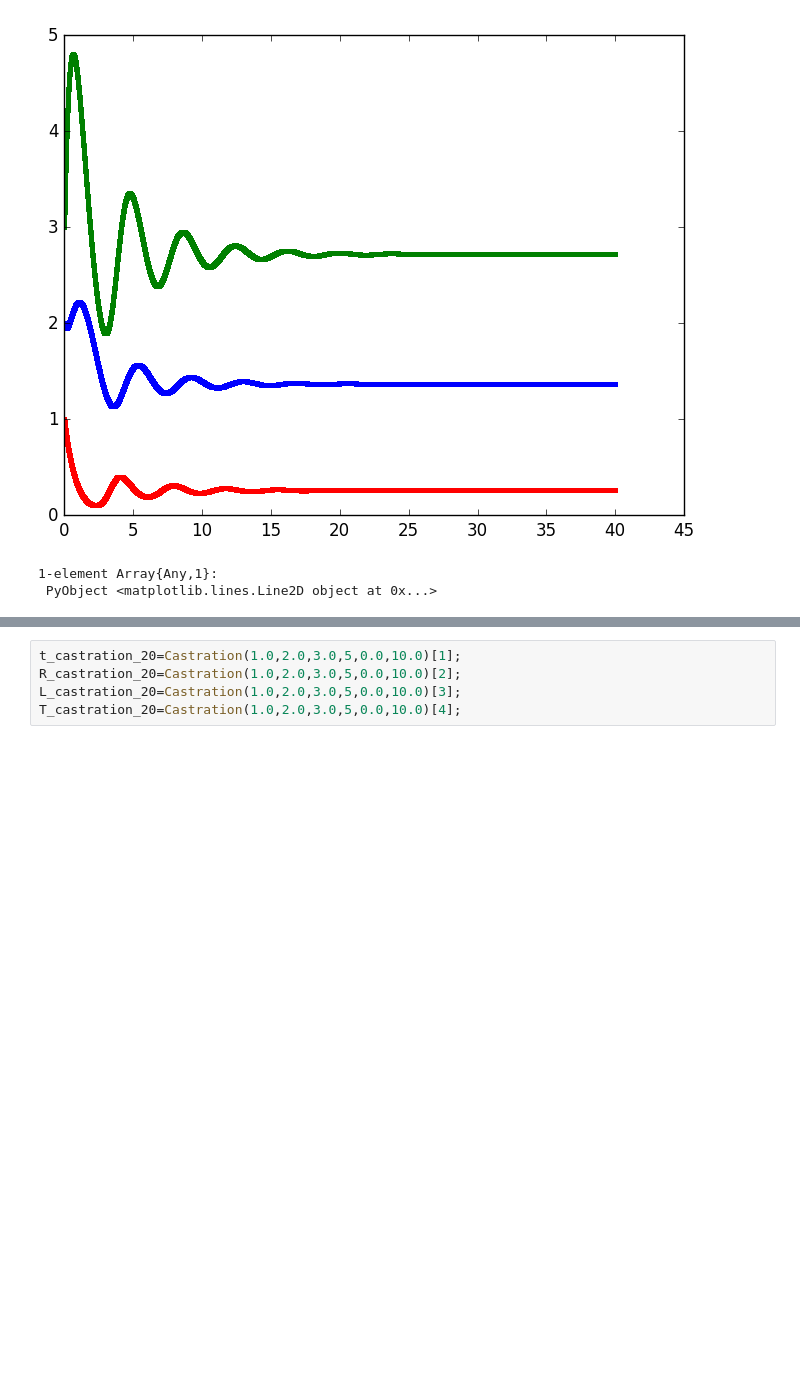
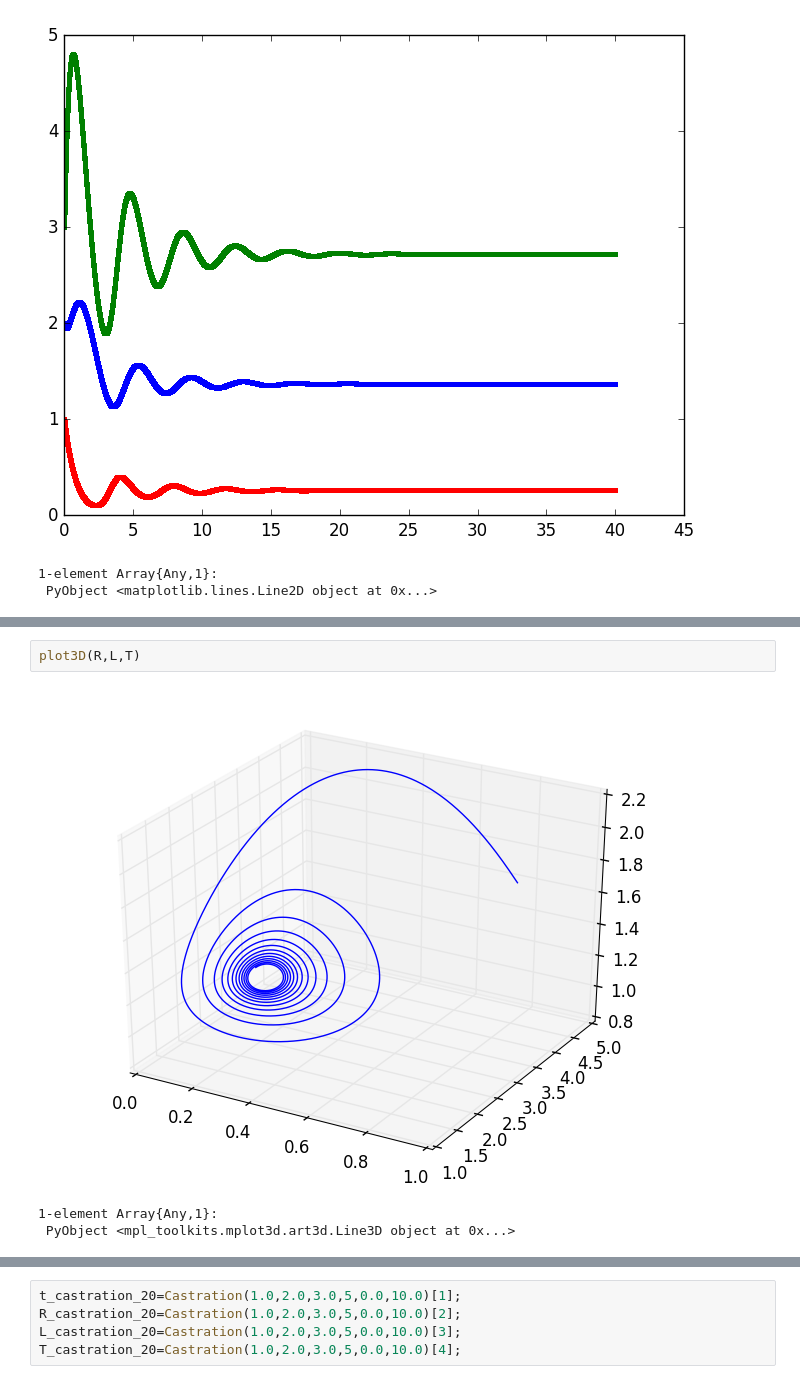
Before and after one commit to YazSant/ProyectoTSFC, a Jupyter notebook: Proyecto.ipynb, the cells around one changed output, grey strips where cells are left out. Drawn from its saved outputs; the diff is of its cells as text; blank space fills up the shorter version.

```diff
--- a/Proyecto.ipynb
+++ b/Proyecto.ipynb
@@ -178,0 +188,6 @@ plot(t_5,L_5, "g.")
+# %%
+plot3D(R,L,T)
+# %% [output]
+[figure, added]
+1-element Array{Any,1}:
+ PyObject <mpl_toolkits.mplot3d.art3d.Line3D object at 0x...>
```
Also changed, not shown: parts of 28 cells of this notebook.
